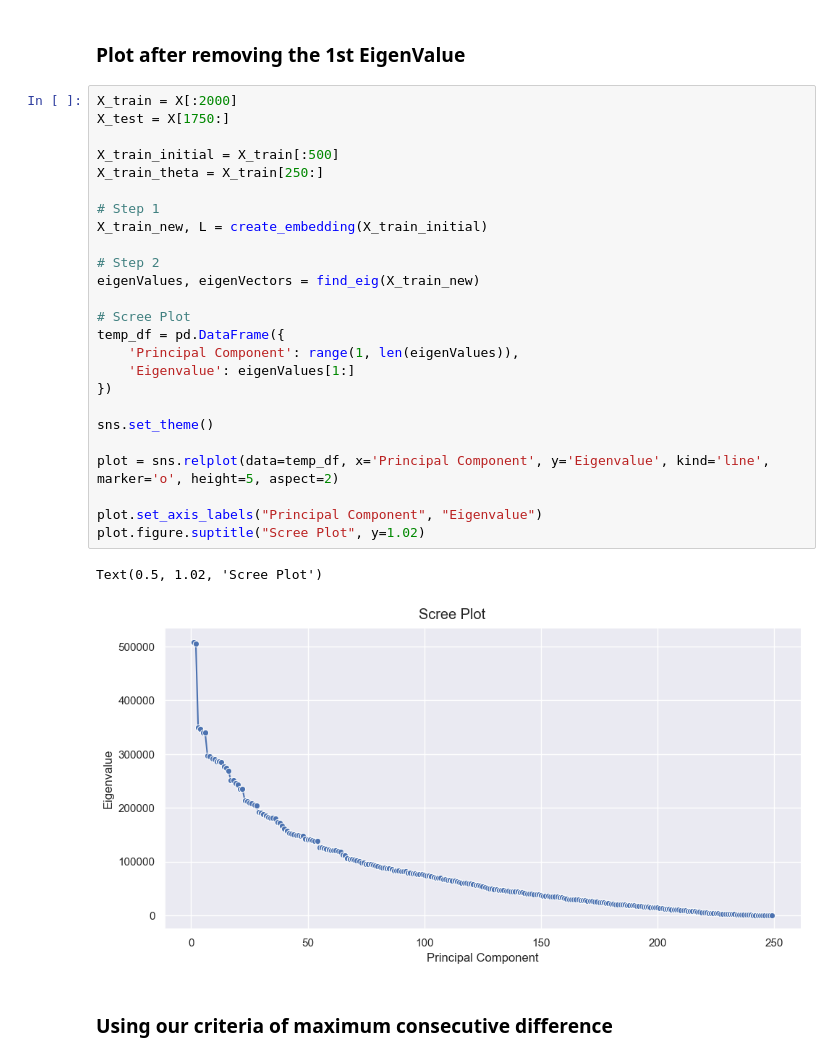
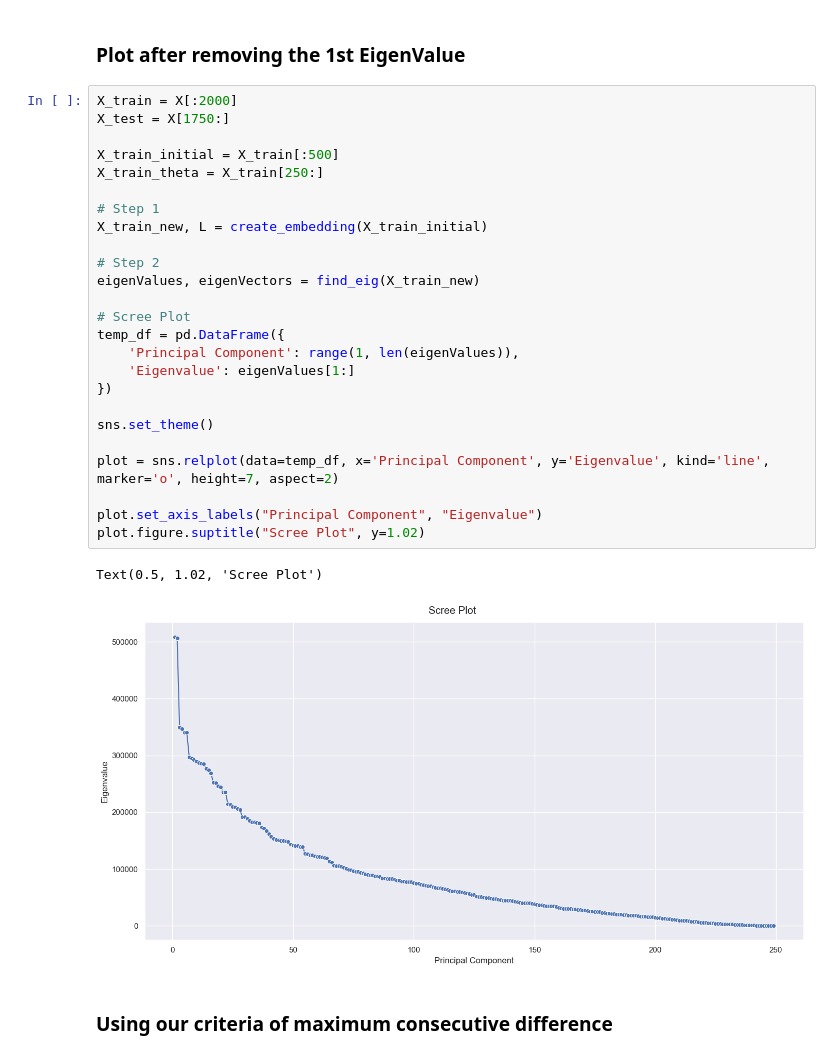
Before and after one commit to HimanS1708/PASAD, a Jupyter notebook: Implementation/part1.ipynb, the cells around one changed output. Saved outputs shown, nothing was run; the diff lists cells and outputs as text.

```diff
--- a/Implementation/part1.ipynb
+++ b/Implementation/part1.ipynb
@@ -205,31 +205,31 @@ print(max(X), min(X))
 # %%
 X_train = X[:2000]
 X_test = X[1750:]
 
 X_train_initial = X_train[:500]
 X_train_theta = X_train[250:]
 
 # Step 1
 X_train_new, L = create_embedding(X_train_initial)
 
 # Step 2
 eigenValues, eigenVectors = find_eig(X_train_new)
 
 # Scree Plot
 temp_df = pd.DataFrame({
     'Principal Component': range(1, len(eigenValues)),
     'Eigenvalue': eigenValues[1:]
 })
 
 sns.set_theme()
 
-plot = sns.relplot(data=temp_df, x='Principal Component', y='Eigenvalue', kind='line', marker='o', height=5, aspect=2)
+plot = sns.relplot(data=temp_df, x='Principal Component', y='Eigenvalue', kind='line', marker='o', height=7, aspect=2)
 
 plot.set_axis_labels("Principal Component", "Eigenvalue")
 plot.figure.suptitle("Scree Plot", y=1.02)
 # %% [output]
 Text(0.5, 1.02, 'Scree Plot')
-[figure, old version]
+[figure, new version]
 # %% [markdown]
 ### Using our criteria of maximum consecutive difference
 # %%
```
Also changed, not shown: parts of 15 cells of this notebook, 1 other file.
